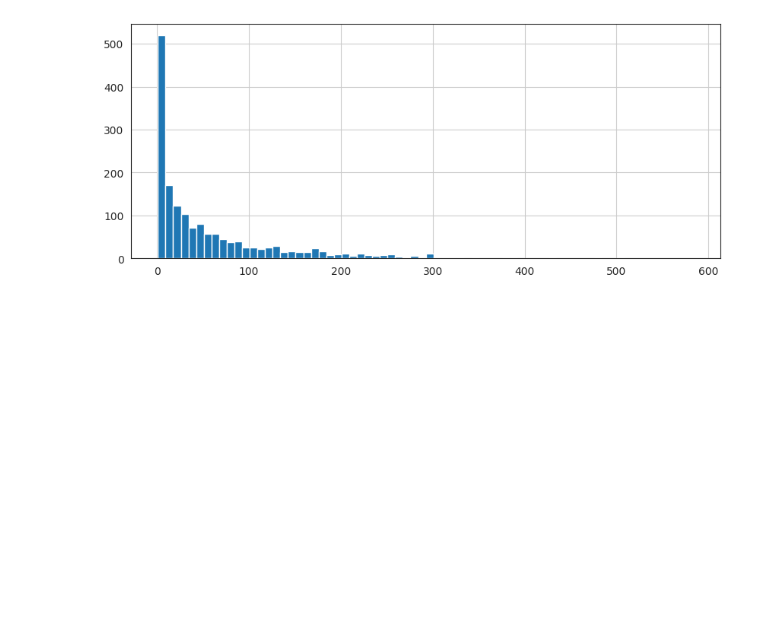
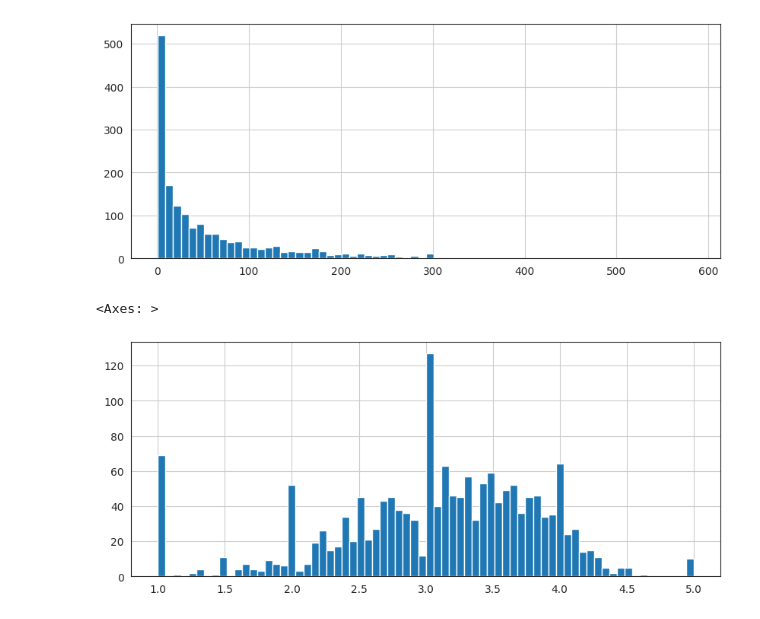
Before and after one commit to GulsahDurmaz/Implementation_of_Movie_Recommender_System, a Jupyter notebook: Implementation_of_Movie_Recommender_System.ipynb, the cells around one changed output. Cells and saved outputs as stored; diff of their text form; code cells hidden in the pictures; blank space fills up the shorter version.

```diff
--- a/Implementation_of_Movie_Recommender_System.ipynb
+++ b/Implementation_of_Movie_Recommender_System.ipynb
@@ -167,3 +190,11 @@ ratings['number of ratings'].hist(bins = 70)
 # %% [output]
 <Axes: >
 [figure]
+# %%
+# plot graph of 'ratings' column
+plt.figure(figsize = (10, 4))
+
+ratings['rating'].hist(bins = 70)
+# %% [output]
+<Axes: >
+[figure, added]
```
Also changed, not shown: parts of 15 cells of this notebook.
